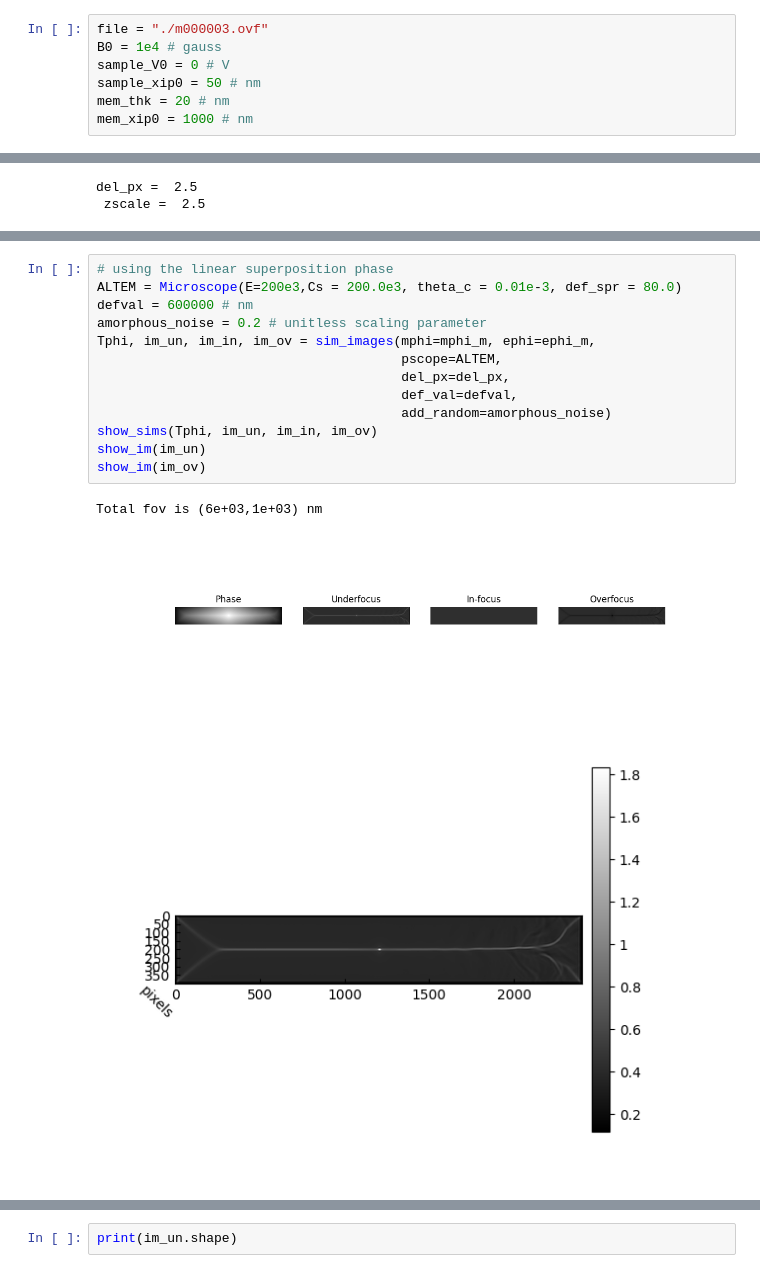
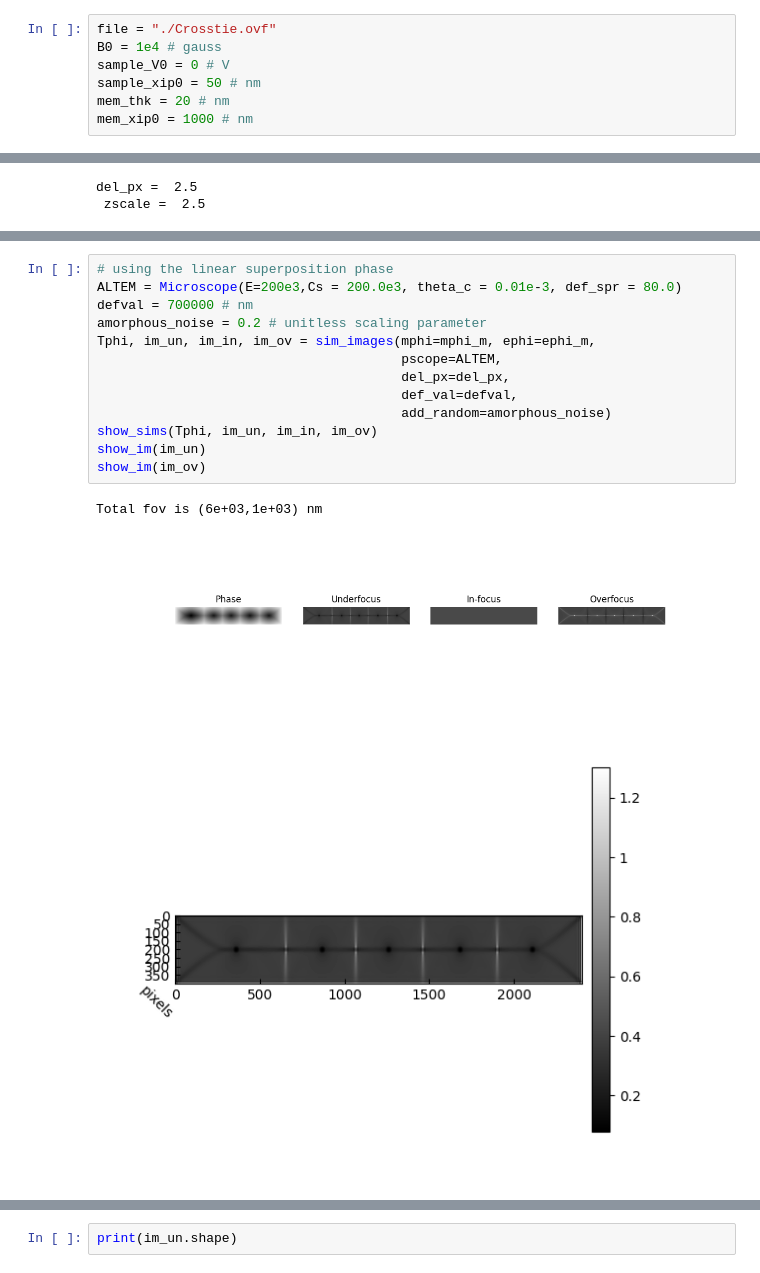
Before and after one commit to HarrismLiuch/PyLorentz, a Jupyter notebook: sw_simulation/sw_sim_LTEM.ipynb, the cells around one changed output, grey strips where cells are left out. Cells and saved outputs as stored; diff of their text form.

```diff
--- a/sw_simulation/sw_sim_LTEM.ipynb
+++ b/sw_simulation/sw_sim_LTEM.ipynb
@@ -10,7 +10,7 @@ import numpy as np
 
 %matplotlib widget
 # %%
-file = "./m000003.ovf"
+file = "./Crosstie.ovf"
 B0 = 1e4 # gauss
 sample_V0 = 0 # V
 sample_xip0 = 50 # nm
@@ -124,17 +121,17 @@ show_im(mphi_m, title="magnetic phase shift from Mansuripur algorithm", cbar_tit
 # %%
 # using the linear superposition phase
 ALTEM = Microscope(E=200e3,Cs = 200.0e3, theta_c = 0.01e-3, def_spr = 80.0)
-defval = 600000 # nm
+defval = 700000 # nm
 amorphous_noise = 0.2 # unitless scaling parameter
 Tphi, im_un, im_in, im_ov = sim_images(mphi=mphi_m, ephi=ephi_m,
                                        pscope=ALTEM,
                                        del_px=del_px,
                                        def_val=defval,
                                        add_random=amorphous_noise)
 show_sims(Tphi, im_un, im_in, im_ov)
 show_im(im_un)
 show_im(im_ov)
 # %% [output]
 Total fov is (6e+03,1e+03) nm
-[figure, old version]
+[figure, new version]
-[figure, old version]
+[figure, new version]
```
Also changed, not shown: parts of 8 cells of this notebook.
